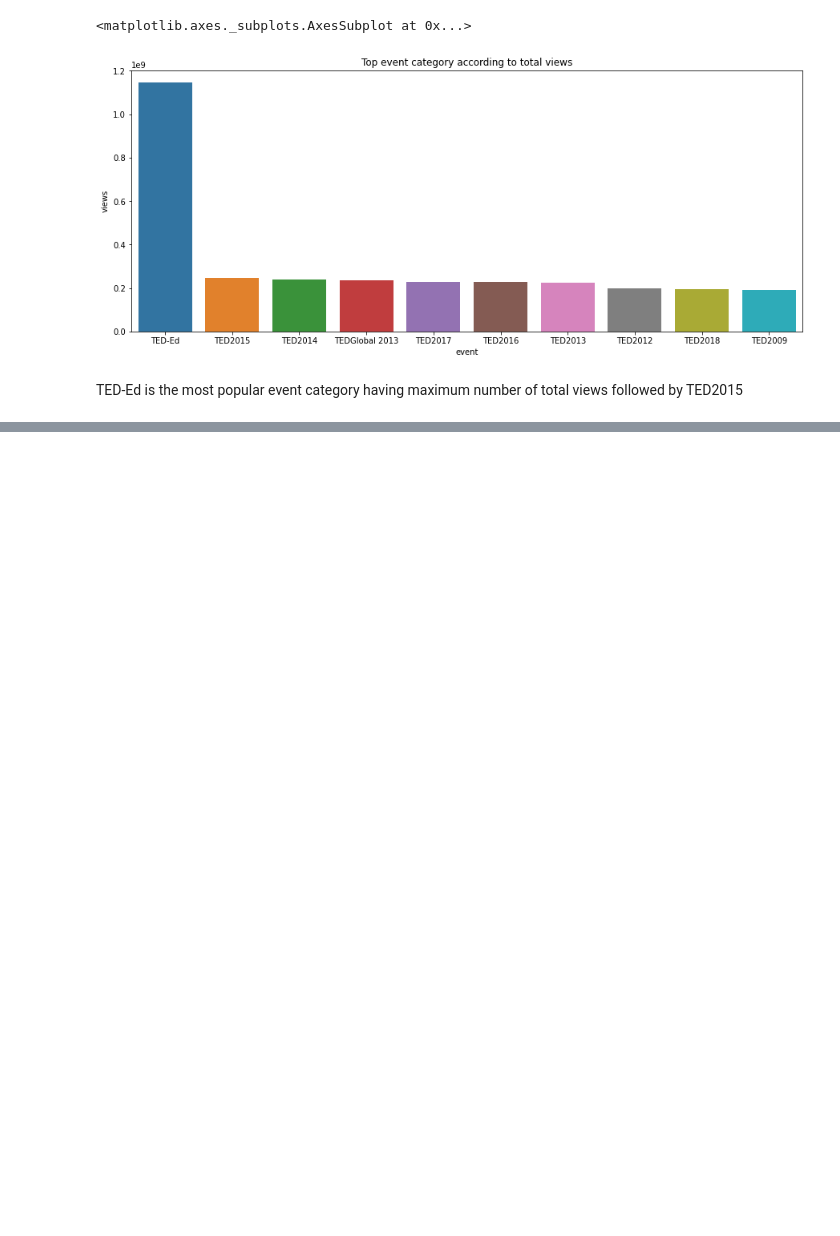
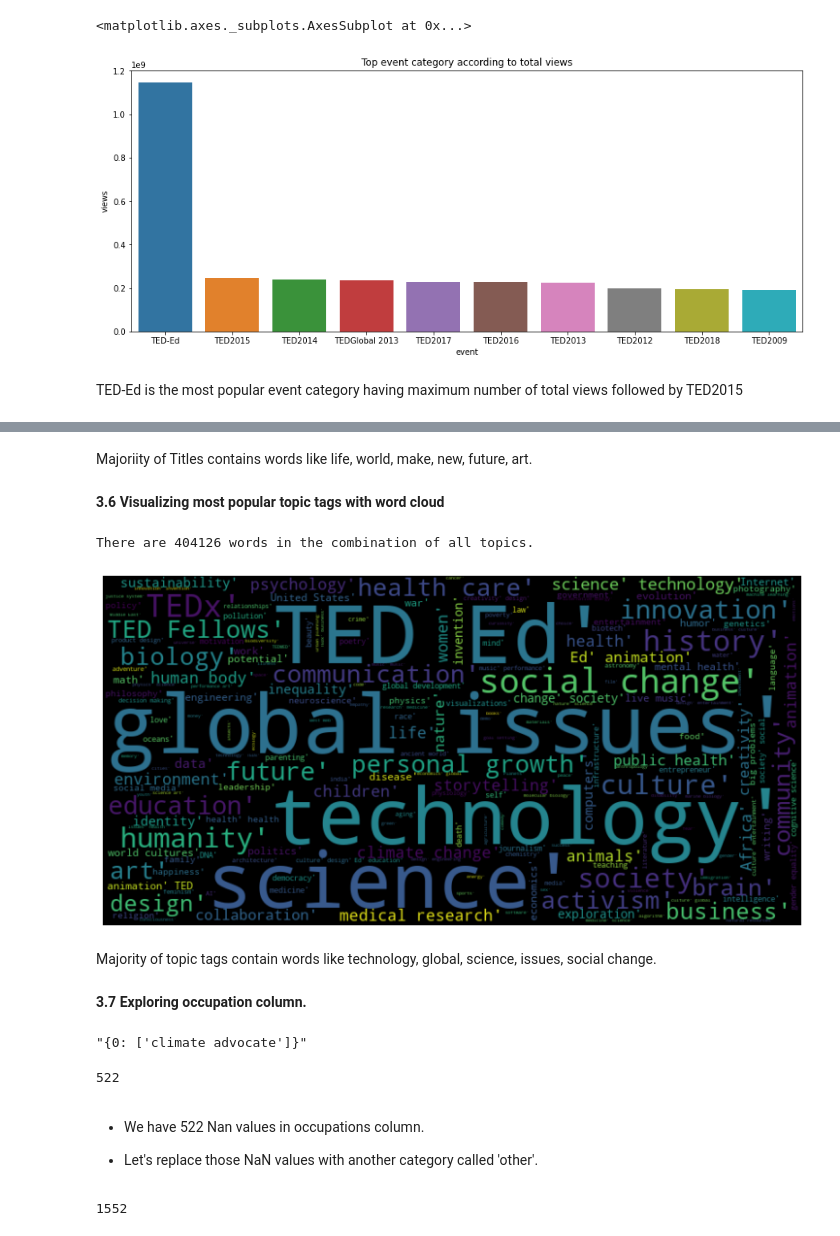
Before and after one commit to Shantanuh10/Ted-Talk-Views-Prediction-Project, a Jupyter notebook: Capstone_project_2_Ted_Talks.ipynb, the cells around one changed output, grey strips where cells are left out. Drawn from its saved outputs; the diff is of its cells as text; code cells hidden in the pictures; blank space fills up the shorter version.

```diff
--- a/Capstone_project_2_Ted_Talks.ipynb
+++ b/Capstone_project_2_Ted_Talks.ipynb
@@ -371,0 +426,37 @@ TED-Ed is the most popular event category having maximum number of total views f
+# %% [markdown]
+Majoriity of Titles contains words like life, world, make, new, future, art.
+# %% [markdown]
+**3.6 Visualizing most popular topic tags with word cloud**
+# %%
+from wordcloud import WordCloud,ImageColorGenerator
+text = " ".join(topic for topic in df.topics.astype(str))
+print ("There are {} words in the combination of all topics.".format(len(text)))
+
+# Create and generate a word cloud image:
+wordcloud = WordCloud(background_color="black", width=800, height=400).generate(text)
+
+plt.axis("off")
+plt.rcParams["figure.figsize"] = (15,5)
+plt.tight_layout(pad=0)
+plt.imshow(wordcloud, interpolation='bilinear')
+plt.show()
+# %% [output]
+There are 404126 words in the combination of all topics.
+[figure, added]
+# %% [markdown]
+Majority of topic tags contain words like technology, global, science, issues, social change.
+# %% [markdown]
+**3.7 Exploring occupation column.**
+# %%
+df['occupations'][0]
+# %% [output]
+"{0: ['climate advocate']}"
+# %%
+#counting for null values in occupations column
+df['occupations'].isna().sum()
+# %% [output]
+522
+# %% [markdown]
+* We have 522 Nan values in occupations column.
+
+* Let's replace those NaN values with another category called 'other'.
@@ -371,0 +478,5 @@ TED-Ed is the most popular event category having maximum number of total views f
+# %%
+#Checking the length of unique occupation in event column.
+len(df['occupation'].unique())
+# %% [output]
+1552
```
Also changed, not shown: parts of 37 cells of this notebook.
